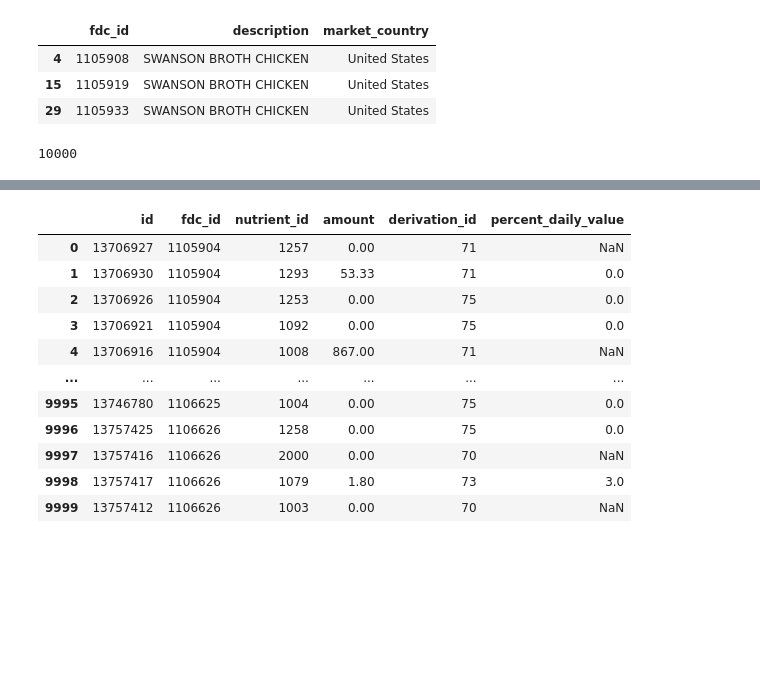
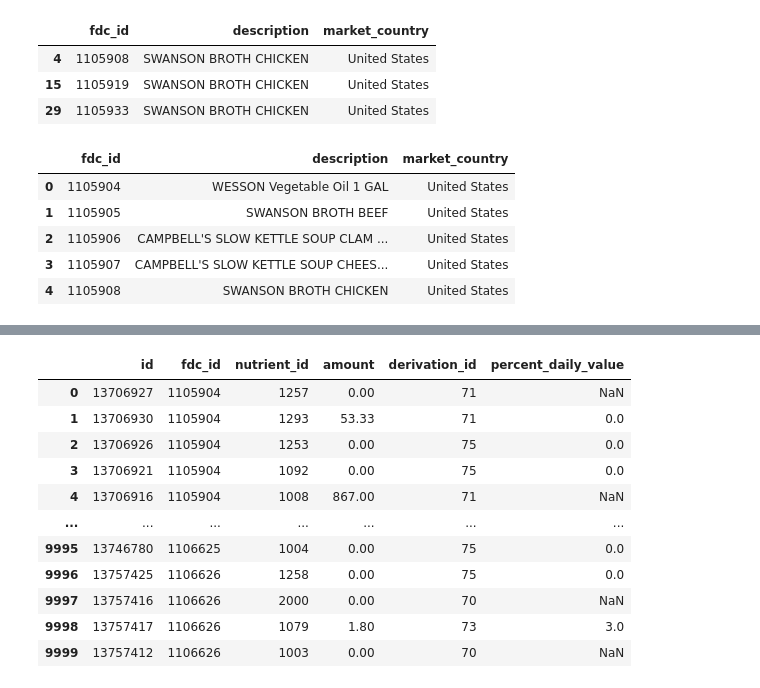
Before and after one commit to Federicosz/Is_this_good, a Jupyter notebook: code1.ipynb, the cells around one changed output, grey strips where cells are left out. Cells and saved outputs as stored; diff of their text form; code cells hidden in the pictures; blank space fills up the shorter version.

```diff
--- a/code1.ipynb
+++ b/code1.ipynb
@@ -195,8 +311,13 @@ food_1[food_1['description']=='SWANSON BROTH CHICKEN']
 | 4 | 1105908 | SWANSON BROTH CHICKEN | United States |
 | 15 | 1105919 | SWANSON BROTH CHICKEN | United States |
 | 29 | 1105933 | SWANSON BROTH CHICKEN | United States |
-# %%
-branded_1.to_sql('test',con=engine)
-# %% [output]
-10000
+# %%
+food_1.head()
+# %% [output]
+|  | fdc_id | description | market_country |
+| 0 | 1105904 | WESSON Vegetable Oil 1 GAL | United States |
+| 1 | 1105905 | SWANSON BROTH BEEF | United States |
+| 2 | 1105906 | CAMPBELL'S SLOW KETTLE SOUP CLAM ... | United States |
+| 3 | 1105907 | CAMPBELL'S SLOW KETTLE SOUP CHEES... | United States |
+| 4 | 1105908 | SWANSON BROTH CHICKEN | United States |
 # %%
```
Also changed, not shown: parts of 24 cells of this notebook, 1 other file.
